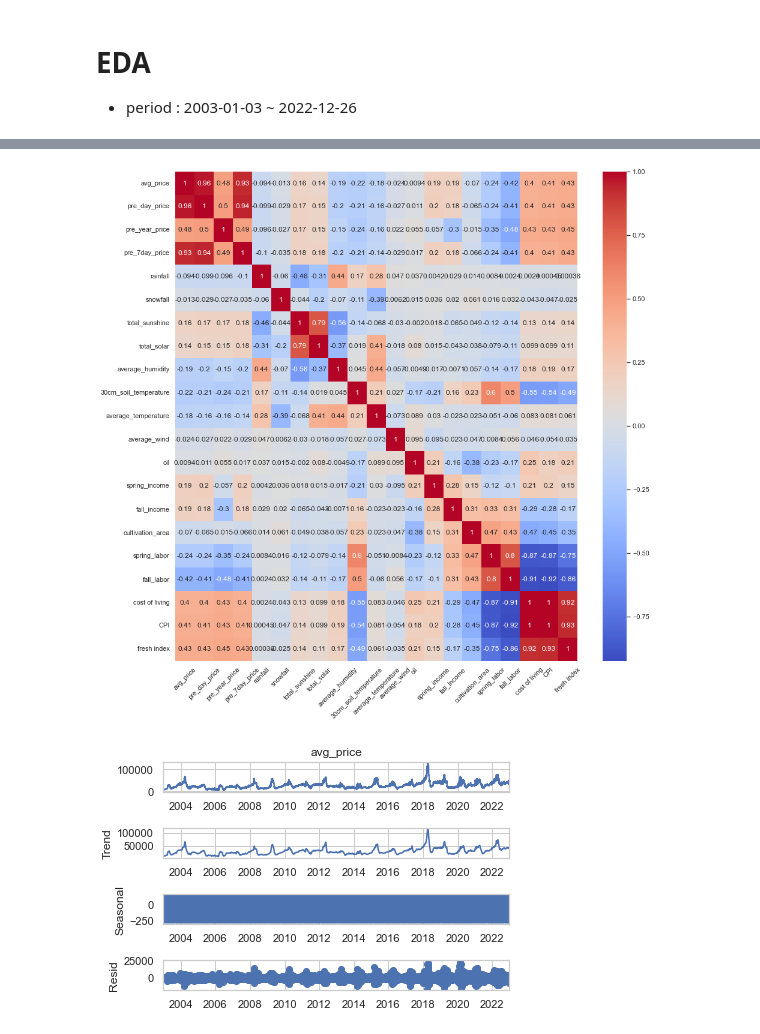
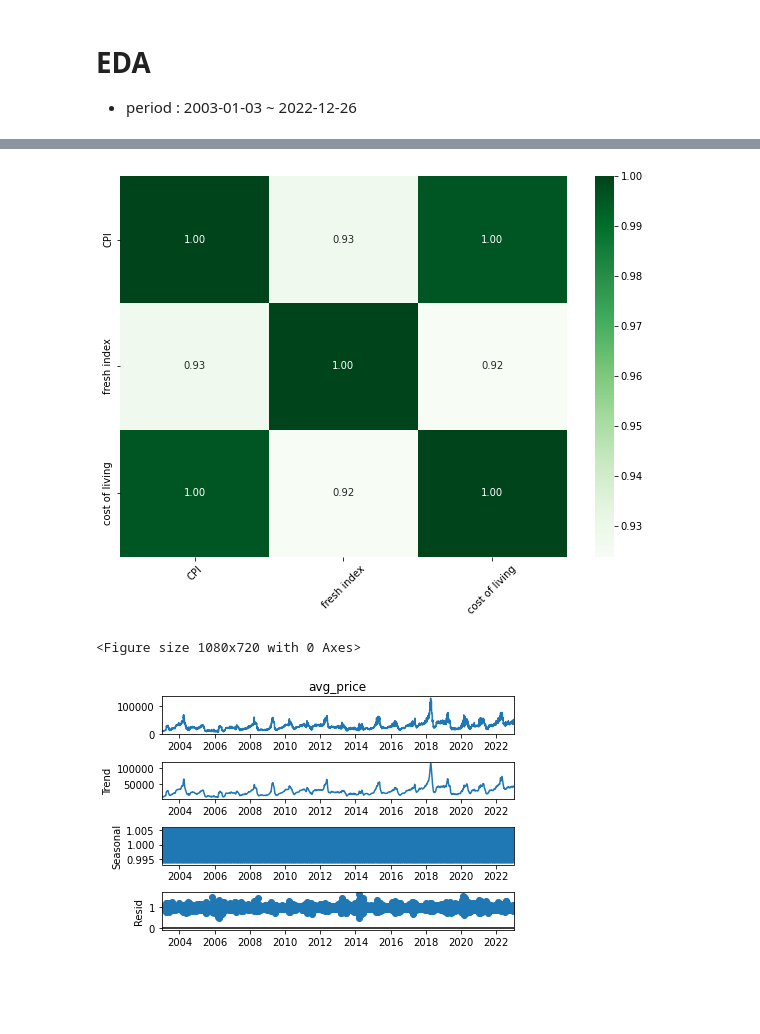
Before and after one commit to hsojne/DevCourse, a Jupyter notebook: EDA.ipynb, the cells around one changed output, grey strips where cells are left out. Saved outputs shown, nothing was run; the diff lists cells and outputs as text; code cells hidden in the pictures; blank space fills up the shorter version.

```diff
--- a/EDA.ipynb
+++ b/EDA.ipynb
@@ -23,3 +24,7 @@ Index(['DATE', 'avg_price', 'pre_day_price', 'pre_year_price',
       dtype='object')
+# %%
+#drop the columns that are not needed
+
+new_data = df.drop(["pre_day_price", "pre_year_price", "pre_7day_price"], axis=1)
 # %%
 # plot all columns in 5x5 grid
@@ -50,13 +74,15 @@ plt.show()
 # %%
 # EDA
 # plot the correlation matrix
-corr = df.corr()
-plt.figure(figsize=(15, 15))
-sns.heatmap(corr, annot=True, cmap="coolwarm")
-plt.xticks(rotation=45)
+cpi = new_data[["CPI", "fresh index", "cost of living"]]
+corr = cpi.corr()
+plt.figure(figsize=(10, 7))
+sns.heatmap(corr, annot=True, cmap="Greens", fmt=".2f", annot_kws={"size": 10})
+plt.xticks(rotation=45, fontsize=10)
+plt.yticks(fontsize=10)
 plt.show()
 # %% [output]
-[figure, old version]
+[figure, new version]
 # %%
 # time series decomposition
 from statsmodels.tsa.seasonal import seasonal_decompose
@@ -65,11 +91,13 @@ from statsmodels.tsa.seasonal import seasonal_decompose
 df.set_index("DATE", inplace=True)
 
 # decompose the time series
-decomposition = seasonal_decompose(df["avg_price"], model="additive", period=12)
+decomposition = seasonal_decompose(df["avg_price"], model="multiplicative", period=12)
+plt.figure(figsize=(15, 10))
 decomposition.plot()
 plt.show()
 # %% [output]
+<Figure size 1080x720 with 0 Axes>
-[figure, old version]
+[figure, new version]
 # %%
 # plot the trend component
 plt.figure(figsize=(15, 5))
```
Also changed, not shown: parts of 34 cells of this notebook.
